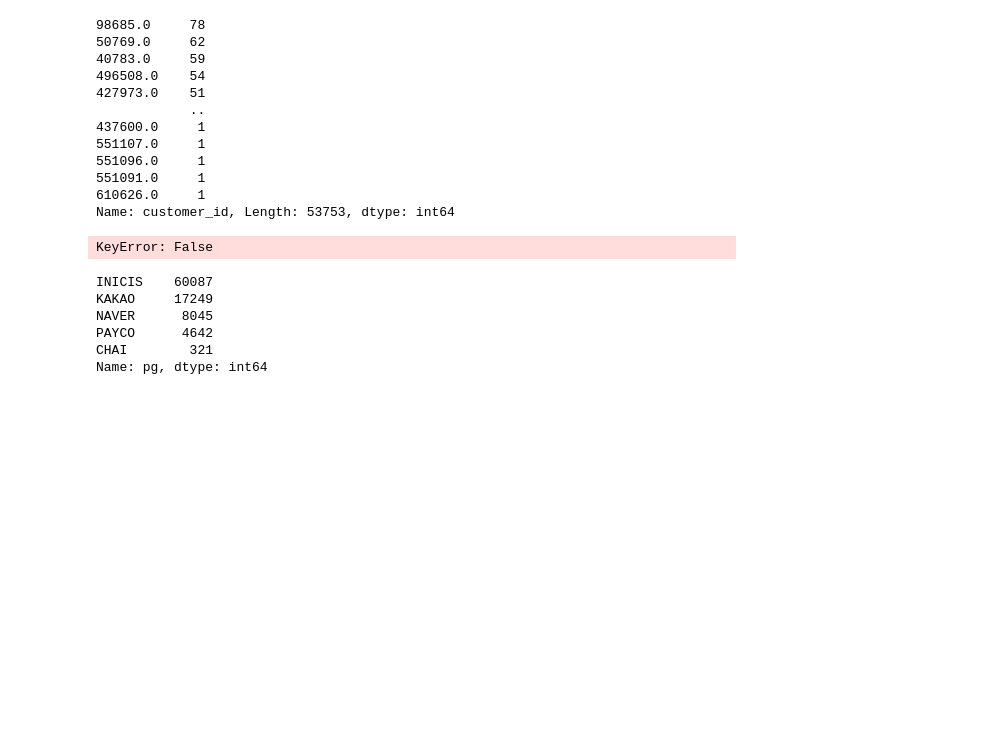
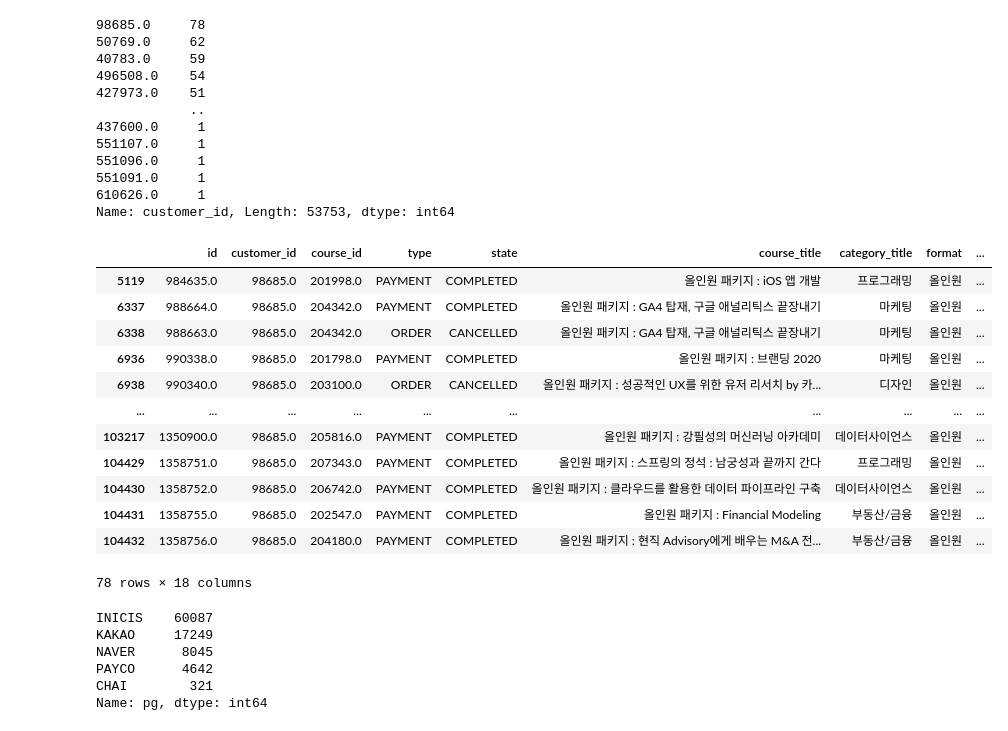
Before and after one commit to yd-online3/fc_miniproject, a Jupyter notebook: fc_mini_이성혁.ipynb, the cells around one changed output. Drawn from its saved outputs; the diff is of its cells as text; code cells hidden in the pictures; blank space fills up the shorter version.

```diff
--- a/fc_mini_이성혁.ipynb
+++ b/fc_mini_이성혁.ipynb
@@ -63,9 +63,22 @@ df['customer_id'].value_counts()
 610626.0     1
 Name: customer_id, Length: 53753, dtype: int64
 # %%
-df['customer_id' == 98685.0]
+cond = df['customer_id'] == 98685.0
+df[cond]
 # %% [output]
+|  | id | customer_id | course_id | type | state | course_title | category_title | format | ... |
+| 5119 | 984635.0 | 98685.0 | 201998.0 | PAYMENT | COMPLETED | 올인원 패키지 : iOS 앱 개발 | 프로그래밍 | 올인원 | ... |
+| 6337 | 988664.0 | 98685.0 | 204342.0 | PAYMENT | COMPLETED | 올인원 패키지 : GA4 탑재, 구글 애널리틱스 끝장내기 | 마케팅 | 올인원 | ... |
+| 6338 | 988663.0 | 98685.0 | 204342.0 | ORDER | CANCELLED | 올인원 패키지 : GA4 탑재, 구글 애널리틱스 끝장내기 | 마케팅 | 올인원 | ... |
+| 6936 | 990338.0 | 98685.0 | 201798.0 | PAYMENT | COMPLETED | 올인원 패키지 : 브랜딩 2020 | 마케팅 | 올인원 | ... |
+| 6938 | 990340.0 | 98685.0 | 203100.0 | ORDER | CANCELLED | 올인원 패키지 : 성공적인 UX를 위한 유저 리서치 by 카... | 디자인 | 올인원 | ... |
+| ... | ... | ... | ... | ... | ... | ... | ... | ... | ... |
+| 103217 | 1350900.0 | 98685.0 | 205816.0 | PAYMENT | COMPLETED | 올인원 패키지 : 강필성의 머신러닝 아카데미 | 데이터사이언스 | 올인원 | ... |
+| 104429 | 1358751.0 | 98685.0 | 207343.0 | PAYMENT | COMPLETED | 올인원 패키지 : 스프링의 정석 : 남궁성과 끝까지 간다 | 프로그래밍 | 올인원 | ... |
+| 104430 | 1358752.0 | 98685.0 | 206742.0 | PAYMENT | COMPLETED | 올인원 패키지 : 클라우드를 활용한 데이터 파이프라인 구축 | 데이터사이언스 | 올인원 | ... |
+| 104431 | 1358755.0 | 98685.0 | 202547.0 | PAYMENT | COMPLETED | 올인원 패키지 : Financial Modeling | 부동산/금융 | 올인원 | ... |
+| 104432 | 1358756.0 | 98685.0 | 204180.0 | PAYMENT | COMPLETED | 올인원 패키지 : 현직 Advisory에게 배우는 M&A 전... | 부동산/금융 | 올인원 | ... |
-KeyError: False
+78 rows × 18 columns
 # %%
 df['pg'].value_counts()
 # %% [output]
```
Also changed, not shown: parts of 21 cells of this notebook.
